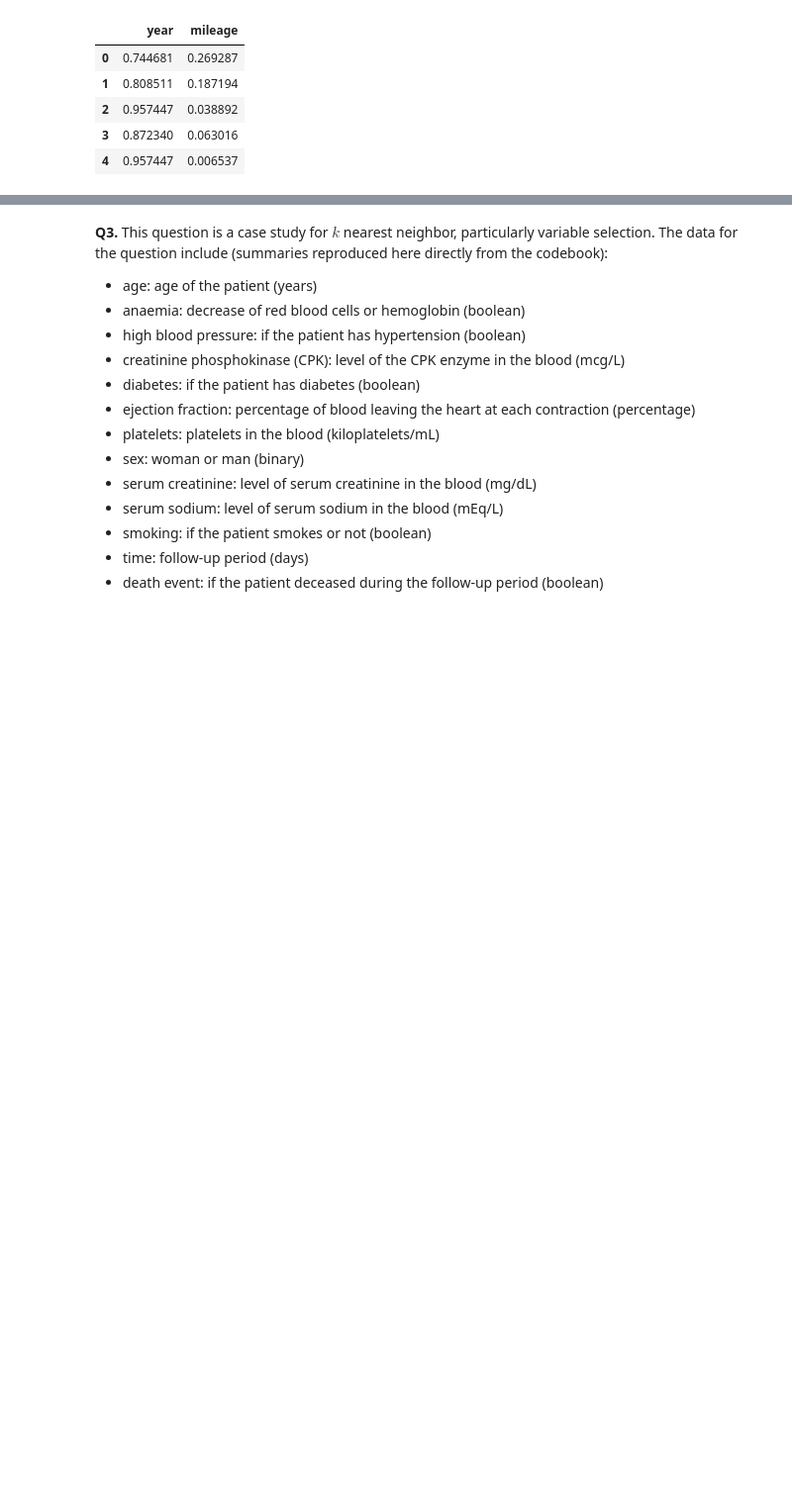
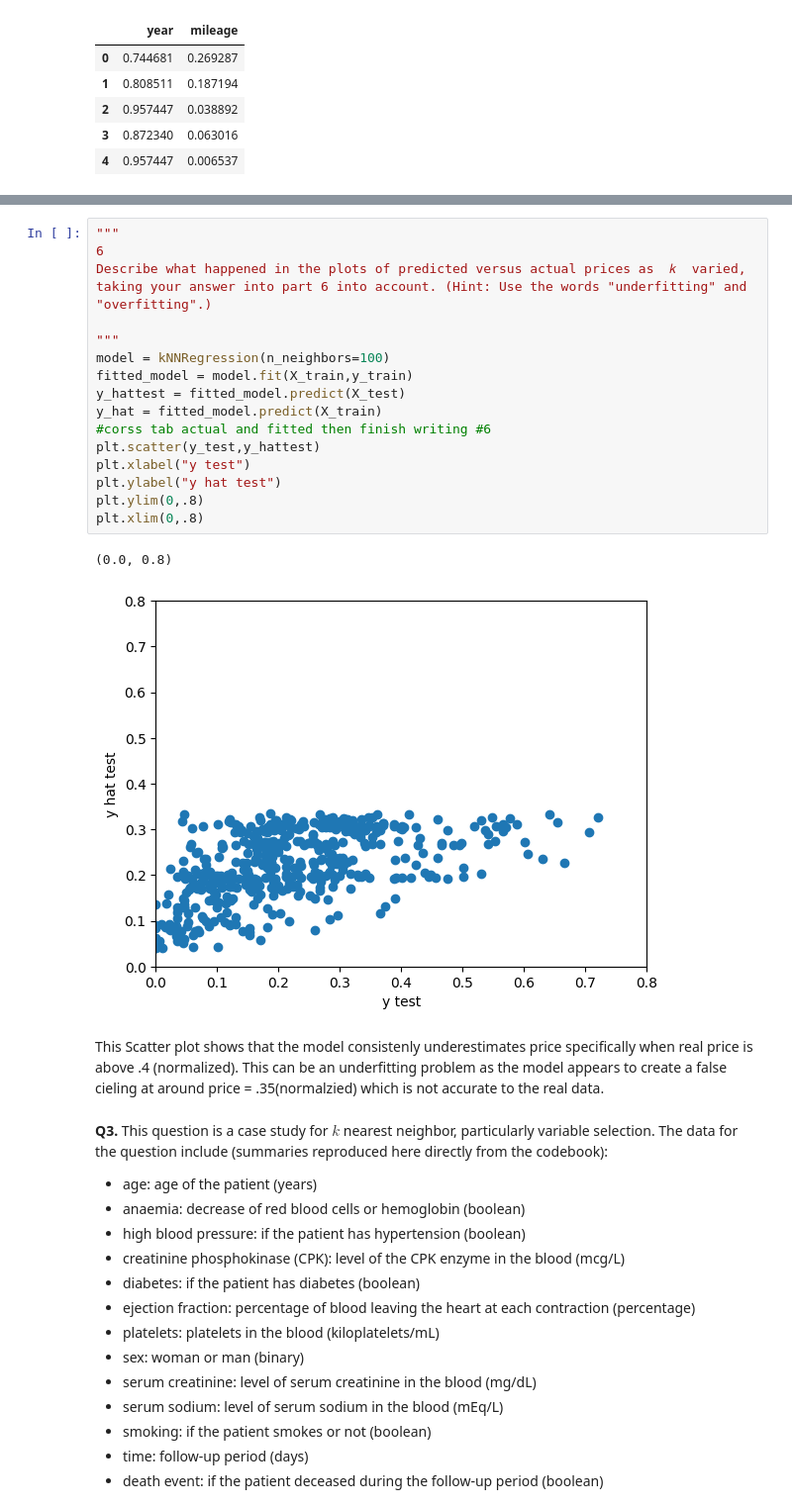
Before and after one commit to mbz8dg/assignment3, a Jupyter notebook: assignment_knn_and_kmc.ipynb, the cells around one changed output, grey strips where cells are left out. Shown: that part at 99% size. Cells and saved outputs as stored; diff of their text form; blank space fills up the shorter version.

```diff
--- a/assignment_knn_and_kmc.ipynb
+++ b/assignment_knn_and_kmc.ipynb
@@ -283,3 +287,25 @@ As K increased the model became less accurate. As
+# %%
+"""
+6
+Describe what happened in the plots of predicted versus actual prices as  𝑘  varied,
+taking your answer into part 6 into account. (Hint: Use the words "underfitting" and "overfitting".)
+
+"""
+model = kNNRegression(n_neighbors=100)
+fitted_model = model.fit(X_train,y_train)
+y_hattest = fitted_model.predict(X_test)
+y_hat = fitted_model.predict(X_train)
+#corss tab actual and fitted then finish writing #6
+plt.scatter(y_test,y_hattest)
+plt.xlabel("y test")
+plt.ylabel("y hat test")
+plt.ylim(0,.8)
+plt.xlim(0,.8)
+# %% [output]
+(0.0, 0.8)
+[figure, added]
+# %% [markdown]
+This Scatter plot shows that the model consistenly underestimates price specifically when real price is above .4 (normalized). This can be an underfitting problem as the model appears to create a false cieling at around price = .35(normalzied) which is not accurate to the real data.
 # %% [markdown]
 **Q3.** This question is a case study for $k$ nearest neighbor, particularly variable selection. The data for the question include (summaries reproduced here directly from the codebook):
 
```
Also changed, not shown: parts of 24 cells of this notebook.
